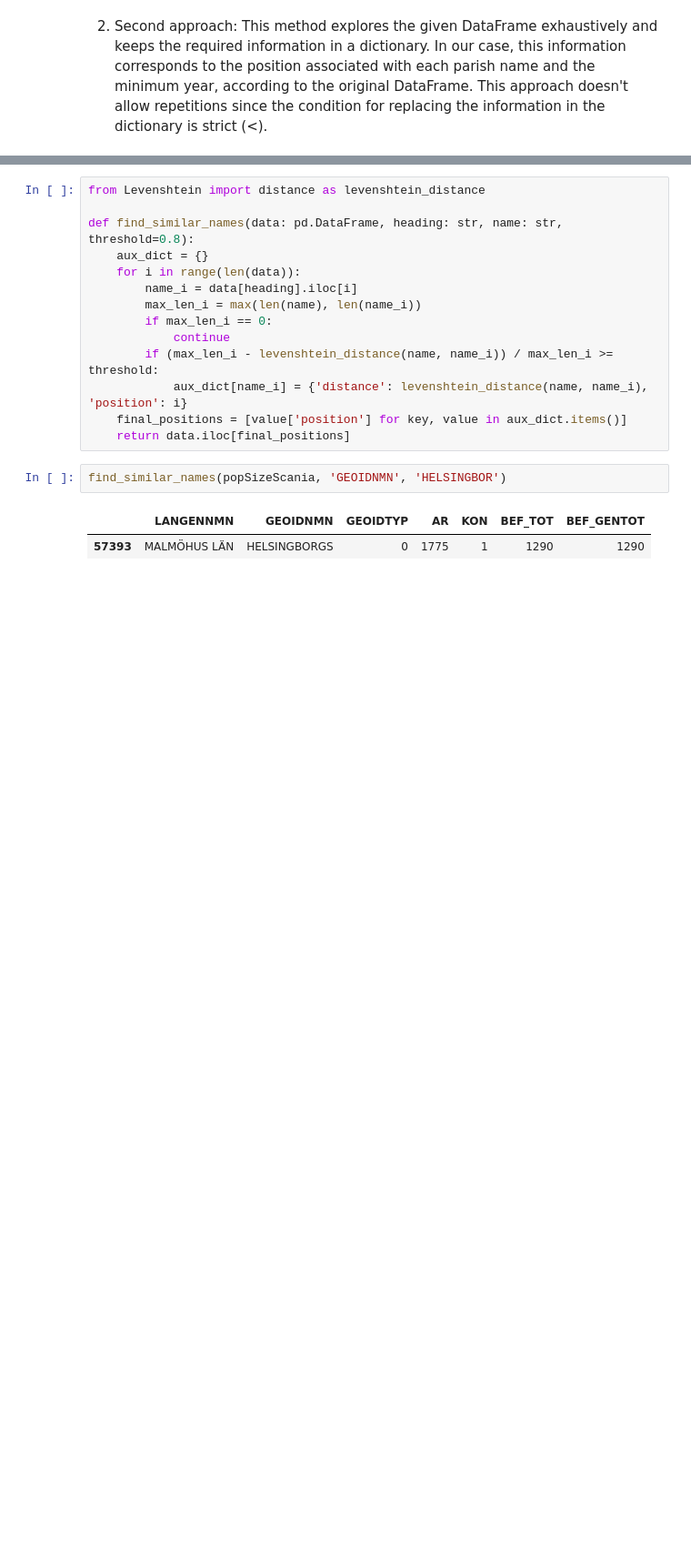
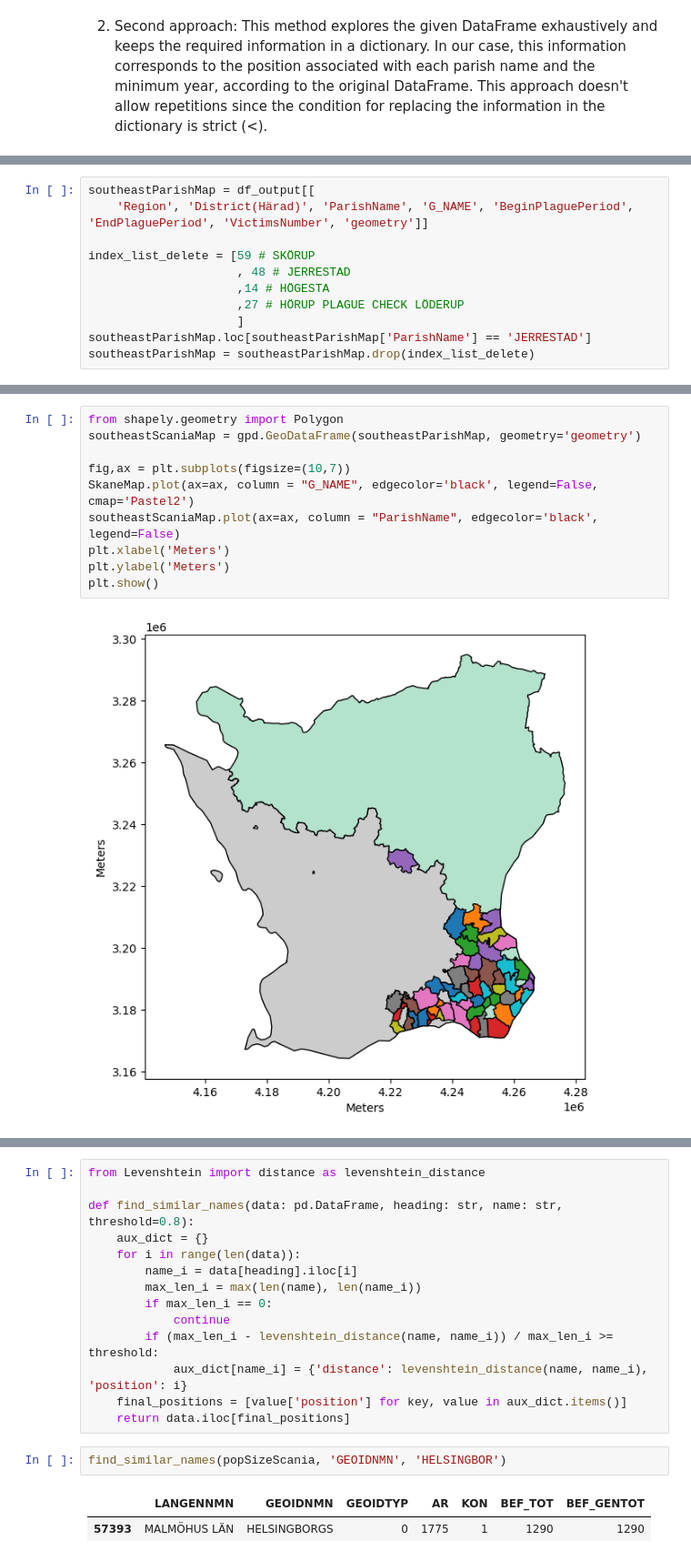
Before and after one commit to polislizarralde/PythonMathematicalModeling, a Jupyter notebook: docs/PlagueProject/databaseScania.ipynb, the cells around one changed output, grey strips where cells are left out. Shown at 91% size. Cells and saved outputs as stored; diff of their text form; blank space fills up the shorter version.

```diff
--- a/docs/PlagueProject/databaseScania.ipynb
+++ b/docs/PlagueProject/databaseScania.ipynb
@@ -285,0 +287,11 @@ def check_name(data: pd.DataFrame, heading: str, name: str):
+# %%
+southeastParishMap = df_output[[
+    'Region', 'District(Härad)', 'ParishName', 'G_NAME', 'BeginPlaguePeriod', 'EndPlaguePeriod', 'VictimsNumber', 'geometry']]
+
+index_list_delete = [59 # SKÖRUP
+                     , 48 # JERRESTAD
+                     ,14 # HÖGESTA
+                     ,27 # HÖRUP PLAGUE CHECK LÖDERUP
+                     ]
+southeastParishMap.loc[southeastParishMap['ParishName'] == 'JERRESTAD']
+southeastParishMap = southeastParishMap.drop(index_list_delete)
@@ -285,0 +319,12 @@ def check_name(data: pd.DataFrame, heading: str, name: str):
+# %%
+from shapely.geometry import Polygon
+southeastScaniaMap = gpd.GeoDataFrame(southeastParishMap, geometry='geometry')
+
+fig,ax = plt.subplots(figsize=(10,7))
+SkaneMap.plot(ax=ax, column = "G_NAME", edgecolor='black', legend=False, cmap='Pastel2')
+southeastScaniaMap.plot(ax=ax, column = "ParishName", edgecolor='black', legend=False)
+plt.xlabel('Meters')
+plt.ylabel('Meters')
+plt.show()
+# %% [output]
+[figure, added]
```
Also changed, not shown: parts of 57 cells of this notebook, 2 other files.
